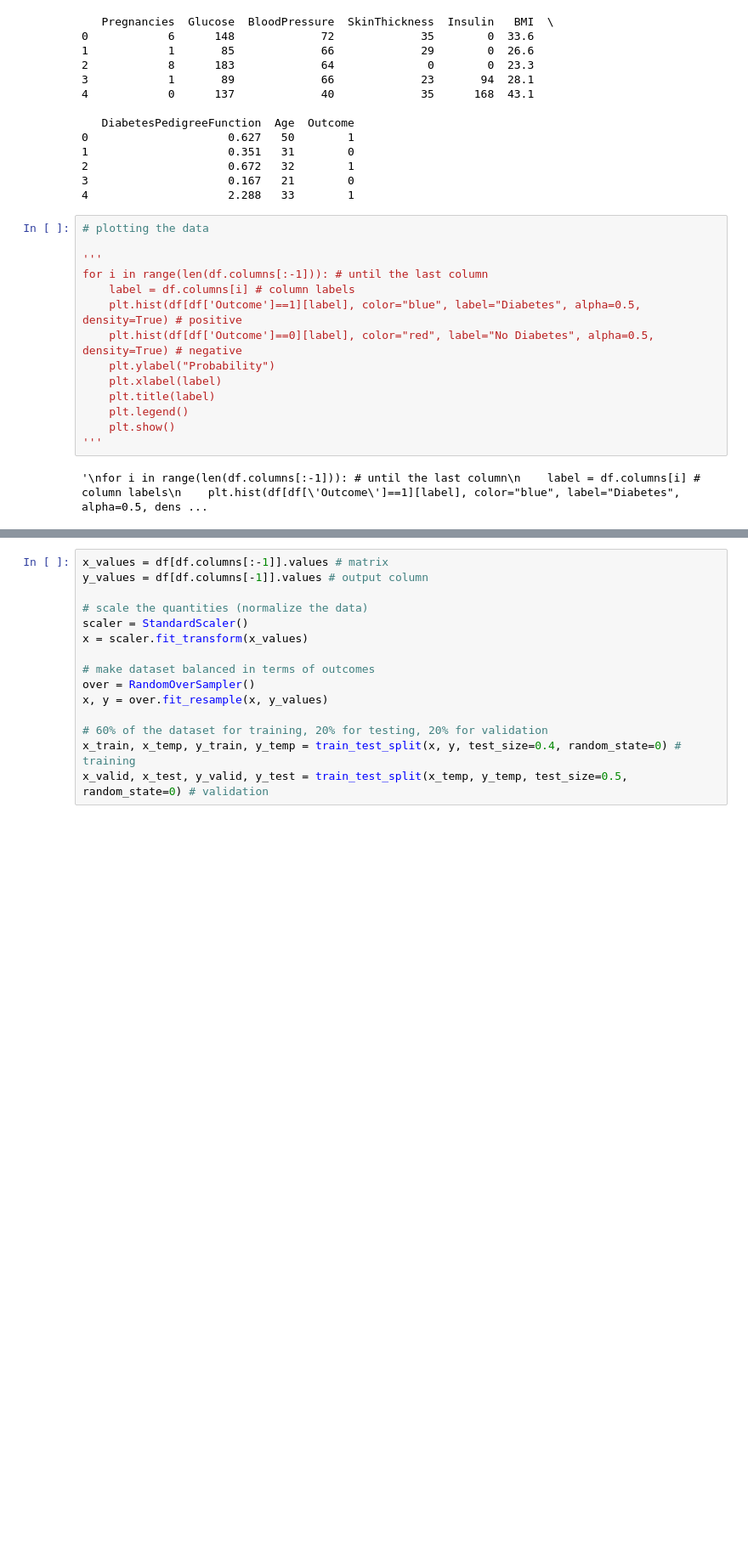
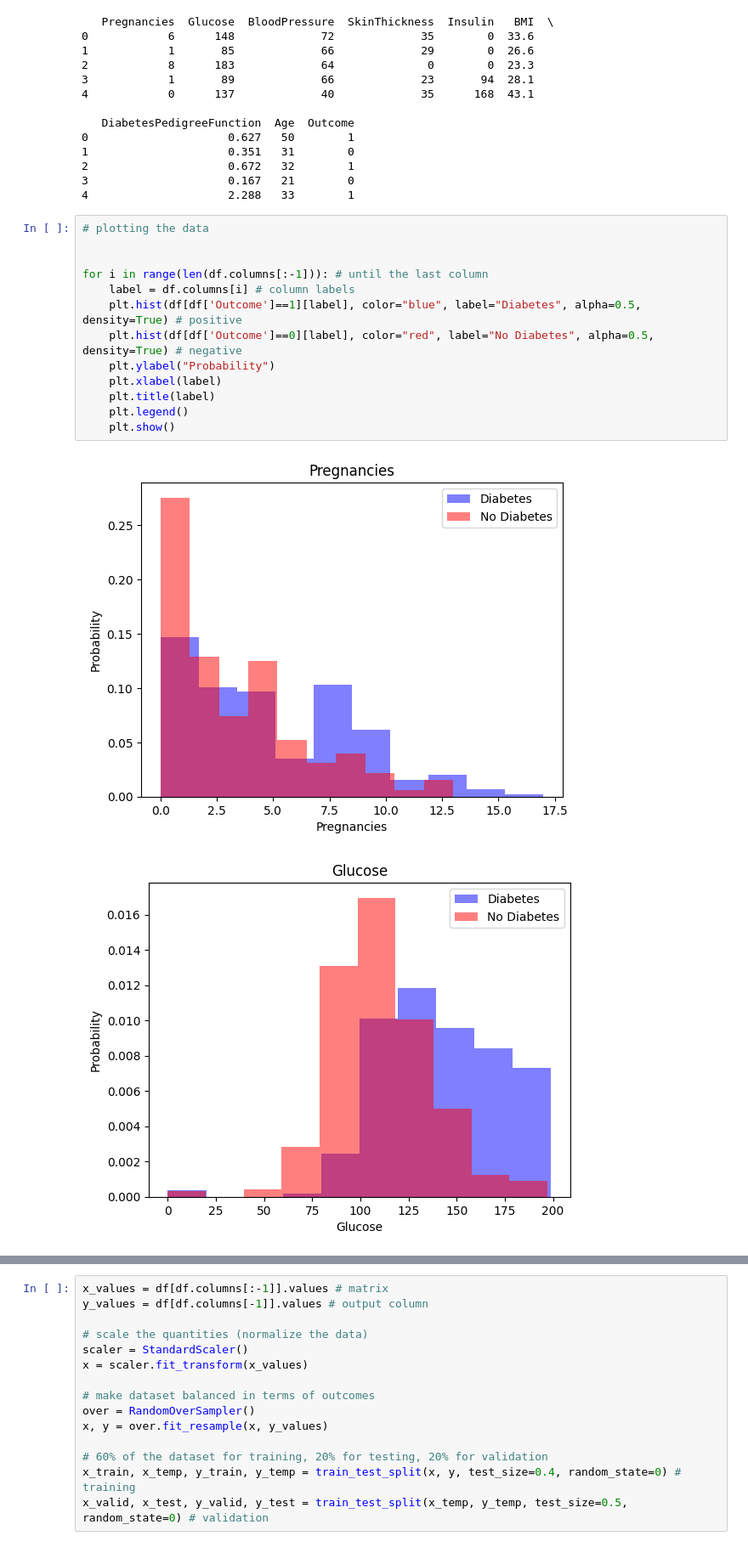
Before and after one commit to RiceFarmer1/machine_learning, a Jupyter notebook: Diabetes/diabetes_prediction.ipynb, the cells around one changed output, grey strips where cells are left out. Shown: that part at 85% size. Saved outputs shown, nothing was run; the diff lists cells and outputs as text; blank space fills up the shorter version.

```diff
--- a/Diabetes/diabetes_prediction.ipynb
+++ b/Diabetes/diabetes_prediction.ipynb
@@ -31,16 +31,16 @@ print(df.head())
 # %%
 # plotting the data
 
-'''
+
 for i in range(len(df.columns[:-1])): # until the last column
     label = df.columns[i] # column labels
     plt.hist(df[df['Outcome']==1][label], color="blue", label="Diabetes", alpha=0.5, density=True) # positive
     plt.hist(df[df['Outcome']==0][label], color="red", label="No Diabetes", alpha=0.5, density=True) # negative
     plt.ylabel("Probability")
     plt.xlabel(label)
     plt.title(label)
     plt.legend()
     plt.show()
-'''
 # %% [output]
-'\nfor i in range(len(df.columns[:-1])): # until the last column\n    label = df.columns[i] # column labels\n    plt.hist(df[df[\'Outcome\']==1][label], color="blue", label="Diabetes", alpha=0.5, dens ...
+[figure, added]
+[figure, added]
```
Also changed, not shown: parts of 3 cells of this notebook, 3 other files.
